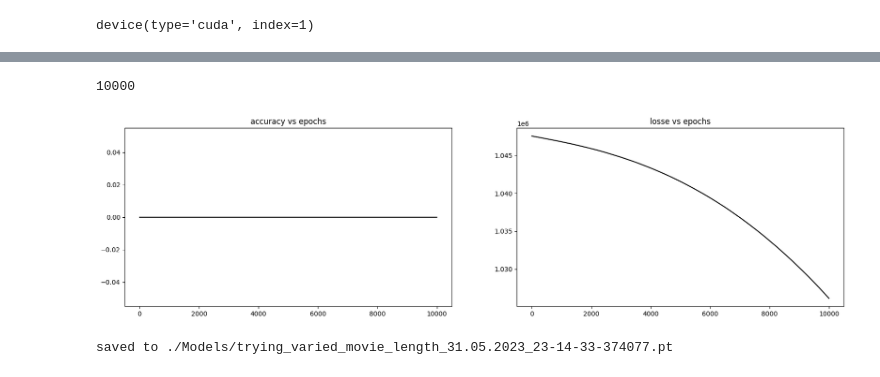
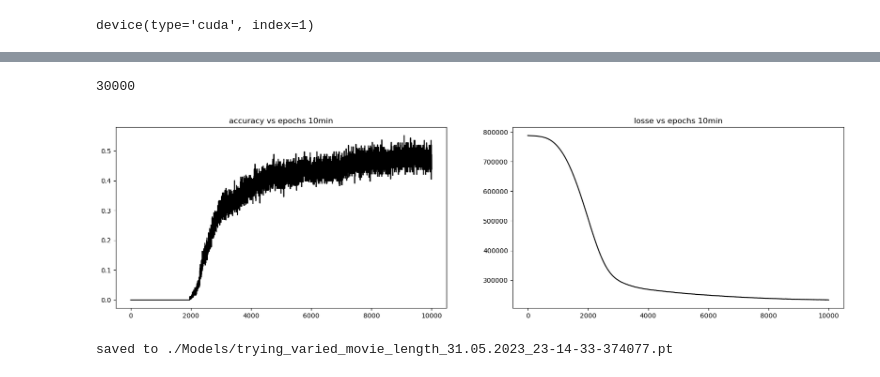
Before and after one commit to khood5/SNN-DNA-project, a Jupyter notebook: varied_movie_length.ipynb, the cells around one changed output, grey strips where cells are left out. Saved outputs shown, nothing was run; the diff lists cells and outputs as text; code cells hidden in the pictures.

```diff
--- a/varied_movie_length.ipynb
+++ b/varied_movie_length.ipynb
@@ -34,6 +32,8 @@ folder
 data = expermentDataloader(
     f"{folder}/index.csv",
     f"{folder}",
+    # length=36000 # 30 min half movie length
+    length=12000 # 10 min movie length
 )
 rawData = [d for d in data]
 # %%
@@ -79,4 +83,4 @@ number test batches:1
 # %%
-size = 12000
+size = 700
 size
 # %% [output]
@@ -95,8 +99,7 @@ model = nn.Sequential(
         )
 model.to(device)
 MSE = nn.MSELoss(reduction = 'sum')
-# ,weight_decay=1e-5
-adam = torch.optim.Adam(model.parameters(),lr=0.0000001)
+adam = torch.optim.Adam(model.parameters(),lr=0.000001, weight_decay=1e-5)
 
 em = 20
 epochs = 10000
@@ -146,17 +148,17 @@ KeyboardInterrupt:
 # %%
 defultePlotSize = plt.rcParams['figure.figsize']
 plt.rcParams['figure.figsize'] = [20, 5]
 plt.subplot(1, 2, 1)
-plt.title('accuracy vs epochs')
+plt.title('accuracy vs epochs 10min')
 plt.plot(list(range(len(accs[:]))), accs[:], '-', color='black', )
 plt.subplot(1, 2, 2)
-plt.title('losse vs epochs')
+plt.title('losse vs epochs 10min')
 plt.plot(list(range(len(losses)))[:], losses[:], '-', color='black')
 plt.rcParams['figure.figsize'] = defultePlotSize
 epochs*len(validDataset)
 # %% [output]
-10000
+30000
-[figure, old version]
+[figure, new version]
 # %%
 title = "trying varied movie length"
 dt_string = datetime.now().strftime("%d.%m.%Y_%H-%M-%S-%f")
```
Also changed, not shown: parts of 8 cells of this notebook, 49 other files.
